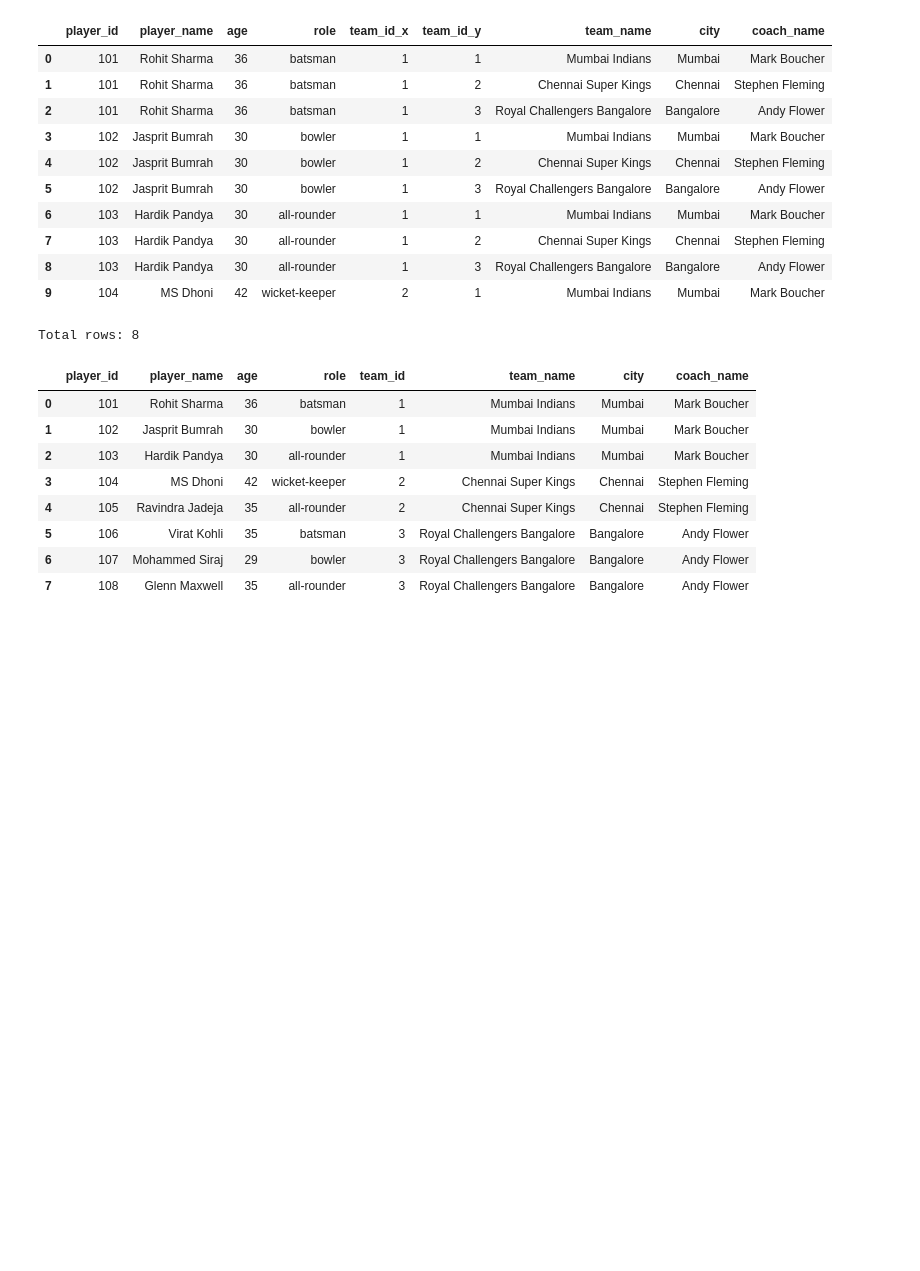
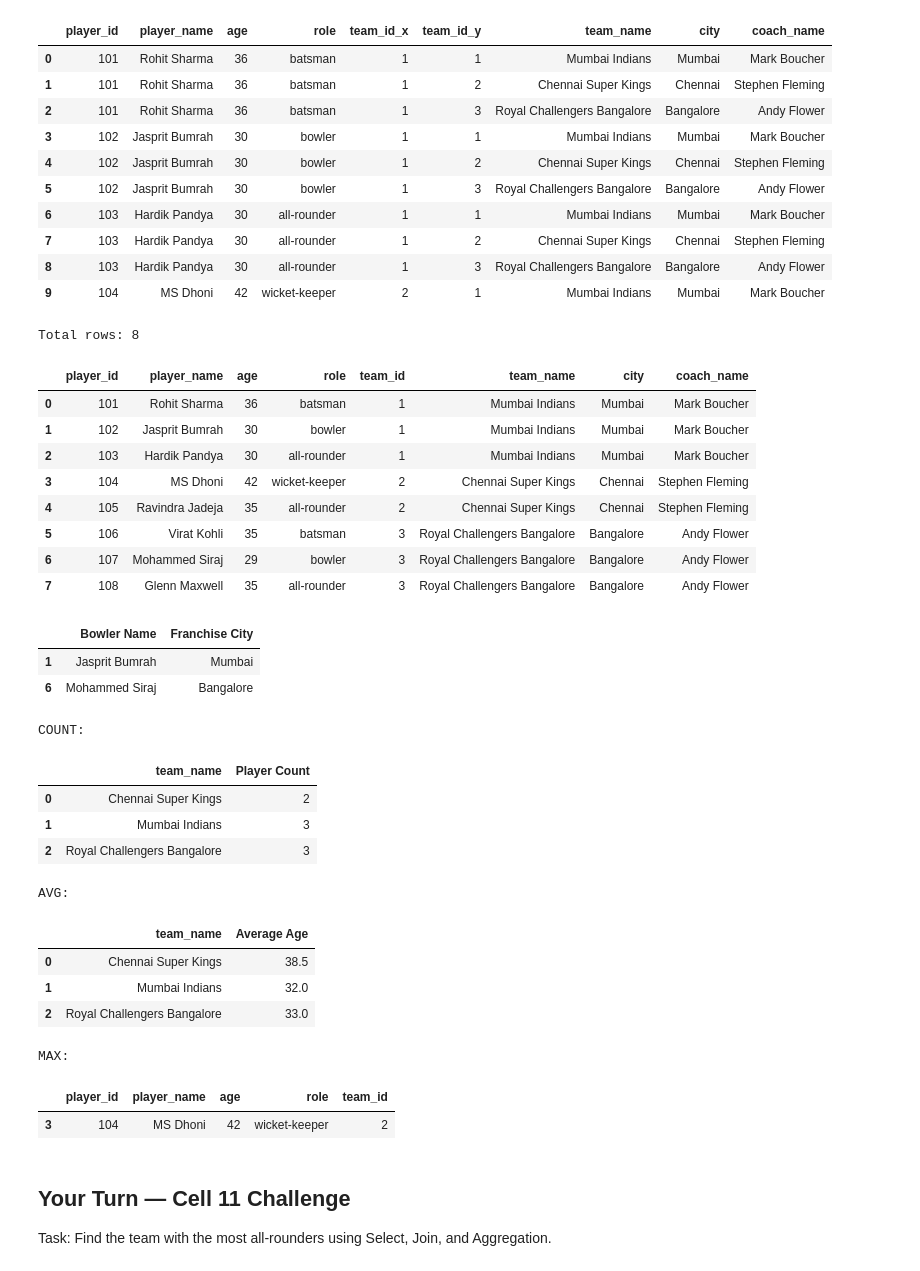
Before and after one commit to shivamkumar359/3rd-SEM-CLASS-CODES, a Jupyter notebook: IDB/W2/PRACTICAL_SESSION.ipynb, the cells around one changed output. Drawn from its saved outputs; the diff is of its cells as text; code cells hidden in the pictures; blank space fills up the shorter version.

```diff
--- a/IDB/W2/PRACTICAL_SESSION.ipynb
+++ b/IDB/W2/PRACTICAL_SESSION.ipynb
@@ -128,3 +128,38 @@ Total rows: 8
 | 5 | 106 | Virat Kohli | 35 | batsman | 3 | Royal Challengers Bangalore | Bangalore | Andy Flower |
 | 6 | 107 | Mohammed Siraj | 29 | bowler | 3 | Royal Challengers Bangalore | Bangalore | Andy Flower |
 | 7 | 108 | Glenn Maxwell | 35 | all-rounder | 3 | Royal Challengers Bangalore | Bangalore | Andy Flower |
+# %%
+pipeline_result = pd.merge(players, teams, on='team_id') \
+                    [players['role'] == 'bowler'] \
+                    [['player_name', 'city']] \
+                    .rename(columns={'player_name': 'Bowler Name', 'city': 'Franchise City'})
+display(pipeline_result)
+# %% [output]
+|  | Bowler Name | Franchise City |
+| 1 | Jasprit Bumrah | Mumbai |
+| 6 | Mohammed Siraj | Bangalore |
+# %%
+players_per_team = joined_df.groupby('team_name')['player_id'].count().reset_index(name='Player Count')
+avg_age = joined_df.groupby('team_name')['age'].mean().reset_index(name='Average Age')
+oldest = players[players['age'] == players['age'].max()]
+
+print("COUNT:"); display(players_per_team)
+print("\nAVG:"); display(avg_age)
+print("\nMAX:"); display(oldest)
+# %% [output]
+COUNT:
+|  | team_name | Player Count |
+| 0 | Chennai Super Kings | 2 |
+| 1 | Mumbai Indians | 3 |
+| 2 | Royal Challengers Bangalore | 3 |
+AVG:
+|  | team_name | Average Age |
+| 0 | Chennai Super Kings | 38.5 |
+| 1 | Mumbai Indians | 32.0 |
+| 2 | Royal Challengers Bangalore | 33.0 |
+MAX:
+|  | player_id | player_name | age | role | team_id |
+| 3 | 104 | MS Dhoni | 42 | wicket-keeper | 2 |
+# %% [markdown]
+## Your Turn — Cell 11 Challenge
+Task: Find the team with the most all-rounders using Select, Join, and Aggregation.
```
